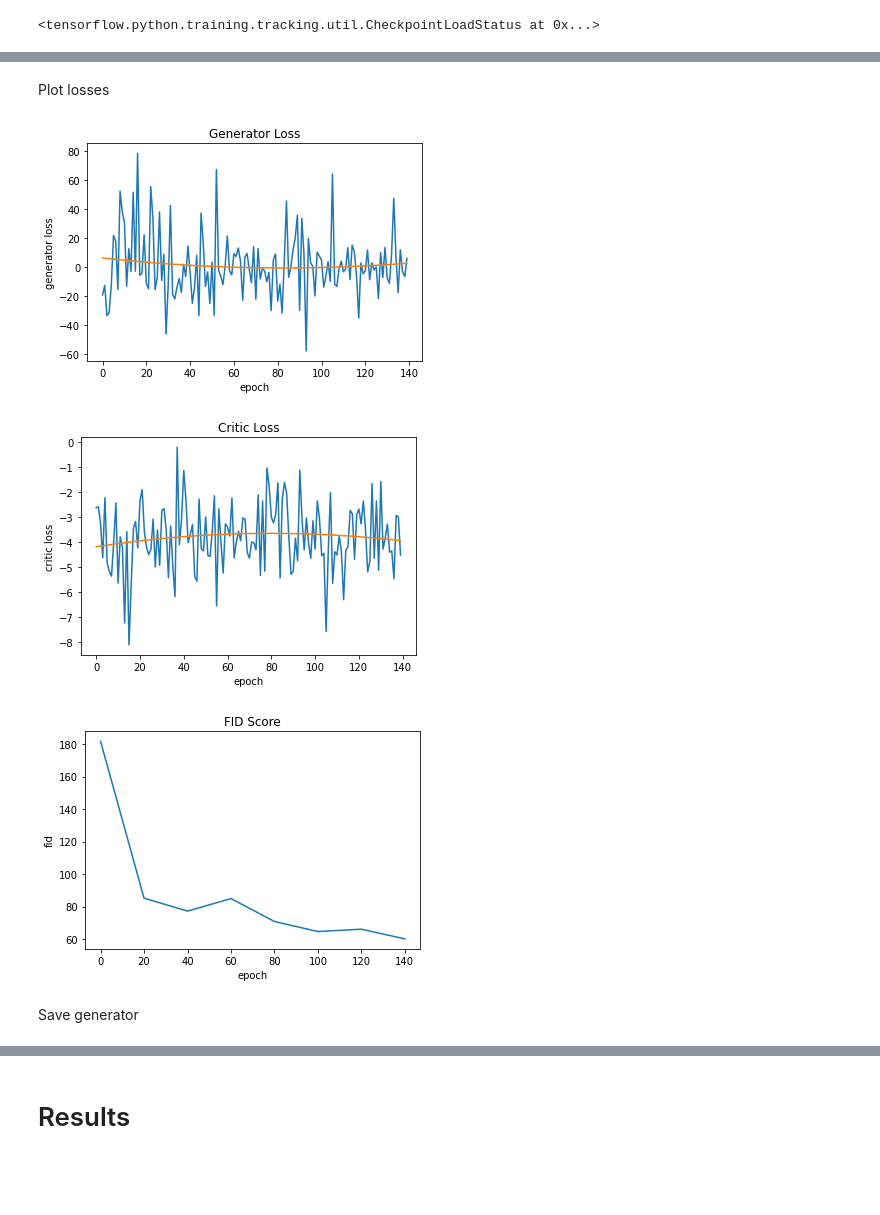
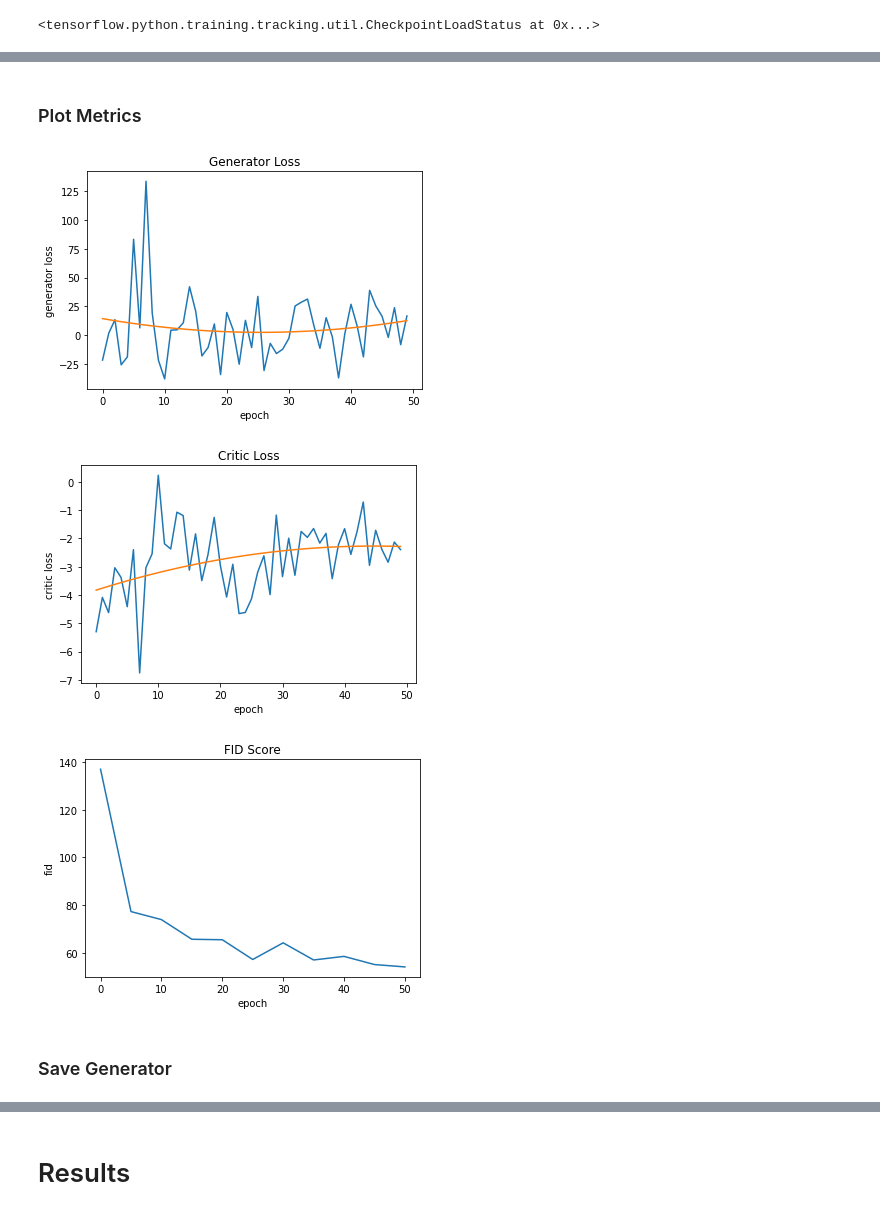
Before and after one commit to PScottZero/wgan-gp, a Jupyter notebook: wgan_gp.ipynb, the cells around one changed output, grey strips where cells are left out. Cells and saved outputs as stored; diff of their text form; code cells hidden in the pictures; blank space fills up the shorter version.

```diff
--- a/wgan_gp.ipynb
+++ b/wgan_gp.ipynb
@@ -427,13 +467,13 @@ Restore if necessary
 # %%
-checkpoint_num = 7
+checkpoint_num = 10
 
-save_freq = 20
-fid_freq = 20
+save_freq = 5
+fid_freq = 5
 
 seed = np.load(f'seeds/{dataset_name}_seed.npy')
-generator_losses = list(np.load(f'{losses_dir}/generator_losses.npy'))
-critic_losses = list(np.load(f'{losses_dir}/critic_losses.npy'))
-fid_scores = list(np.load(f'{losses_dir}/fid_scores.npy'))
+generator_losses = list(np.load(f'{metrics_dir}/generator_losses.npy'))
+critic_losses = list(np.load(f'{metrics_dir}/critic_losses.npy'))
+fid_scores = list(np.load(f'{metrics_dir}/fid_scores.npy'))
 
 if checkpoint_num:
   generator_losses = generator_losses[:checkpoint_num * save_freq]
@@ -464,44 +502,45 @@ Prepare plot data
+# %% [markdown]
+### Plot Metrics
 # %%
 def get_poly_curve(y_values):
   x = np.arange(len(y_values))
   y = np.array(y_values)
   curve = np.polyfit(x, y, 2)
   poly_y = np.sum([a * x ** (2 - i) for i, a in enumerate(curve)], axis=0)
   return x, poly_y
 
+# fit curves to losses
 generator_curve_x, generator_curve_y = get_poly_curve(generator_losses)
 critic_curve_x, critic_curve_y = get_poly_curve(critic_losses)
+
+# plot generator loss
+plt.plot(generator_losses)
+plt.plot(generator_curve_x, generator_curve_y)
+plt.title('Generator Loss')
+plt.xlabel('epoch')
+plt.ylabel('generator loss')
+plt.show()
+
+# plot critic loss
+plt.plot(critic_losses)
+plt.plot(critic_curve_x, critic_curve_y)
+plt.title('Critic Loss')
+plt.xlabel('epoch')
+plt.ylabel('critic loss')
+plt.show()
+
+# plot fid scores
+plt.plot(np.arange(0, len(fid_scores) * fid_freq, fid_freq), fid_scores)
+plt.title('FID Score')
+plt.xlabel('epoch')
+plt.ylabel('fid')
+plt.show()
+# %% [output]
+[figure, added]
+[figure, added]
+[figure, added]
-# %% [markdown]
-Plot losses
-# %%
-# plot generator loss
-plt.plot(generator_losses)
-plt.plot(generator_curve_x, generator_curve_y)
-plt.title('Generator Loss')
-plt.xlabel('epoch')
-plt.ylabel('generator loss')
-plt.show()
-
-# plot critic loss
-plt.plot(critic_losses)
-plt.plot(critic_curve_x, critic_curve_y)
-plt.title('Critic Loss')
-plt.xlabel('epoch')
-plt.ylabel('critic loss')
-plt.show()
-
-# plot fid scores
-plt.plot(np.arange(0, len(fid_scores) * 20, 20), fid_scores)
-plt.title('FID Score')
-plt.xlabel('epoch')
-plt.ylabel('fid')
-plt.show()
-# %% [output]
-[figure, removed]
-[figure, removed]
-[figure, removed]
-# %% [markdown]
-Save generator
+# %% [markdown]
+### Save Generator
 # %%
 make_dir('saved_generators/')
 models.save_model(generator, f'saved_generators/{dataset_name}')
```
Also changed, not shown: parts of 39 cells of this notebook, 2 other files.
